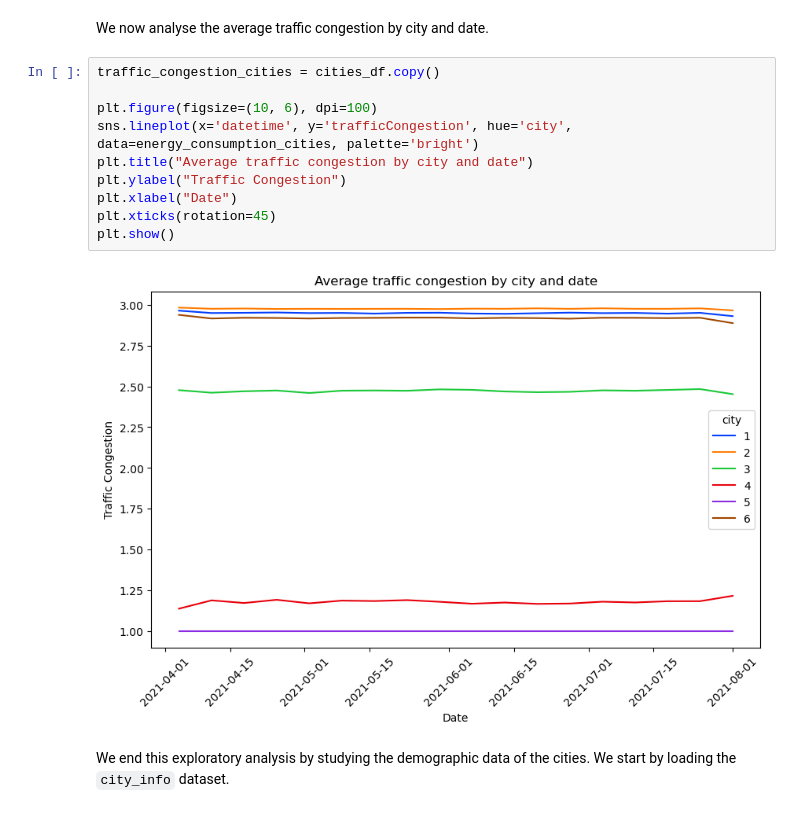
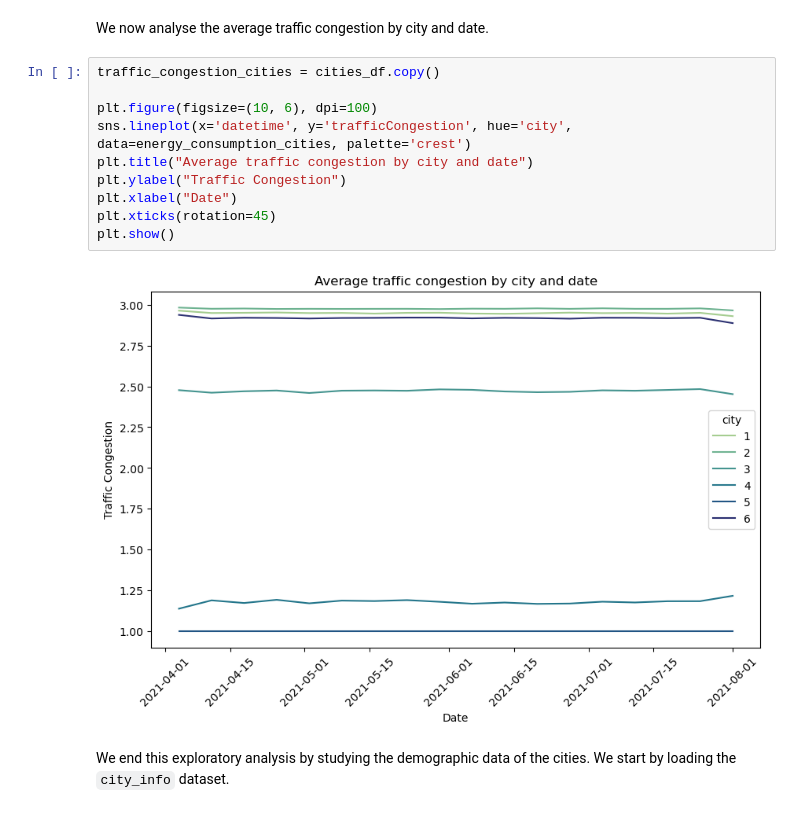
Before and after one commit to leonardohannas/MODS206_TelecomParis, a Jupyter notebook: notebook.ipynb, the cells around one changed output. Cells and saved outputs as stored; diff of their text form.

```diff
--- a/notebook.ipynb
+++ b/notebook.ipynb
@@ -321,15 +321,15 @@ We now analyse the average traffic congestion by city and date.
 # %%
 traffic_congestion_cities = cities_df.copy()
 
 plt.figure(figsize=(10, 6), dpi=100)
-sns.lineplot(x='datetime', y='trafficCongestion', hue='city', data=energy_consumption_cities, palette='bright')
+sns.lineplot(x='datetime', y='trafficCongestion', hue='city', data=energy_consumption_cities, palette='crest')
 plt.title("Average traffic congestion by city and date")
 plt.ylabel("Traffic Congestion")
 plt.xlabel("Date")
 plt.xticks(rotation=45)
 plt.show()
 # %% [output]
-[figure, old version]
+[figure, new version]
 # %% [markdown]
 We end this exploratory analysis by studying the demographic data of the cities. We start by loading the `city_info` dataset.
 # %%
```
Also changed, not shown: parts of 9 cells of this notebook, 1 other file.
